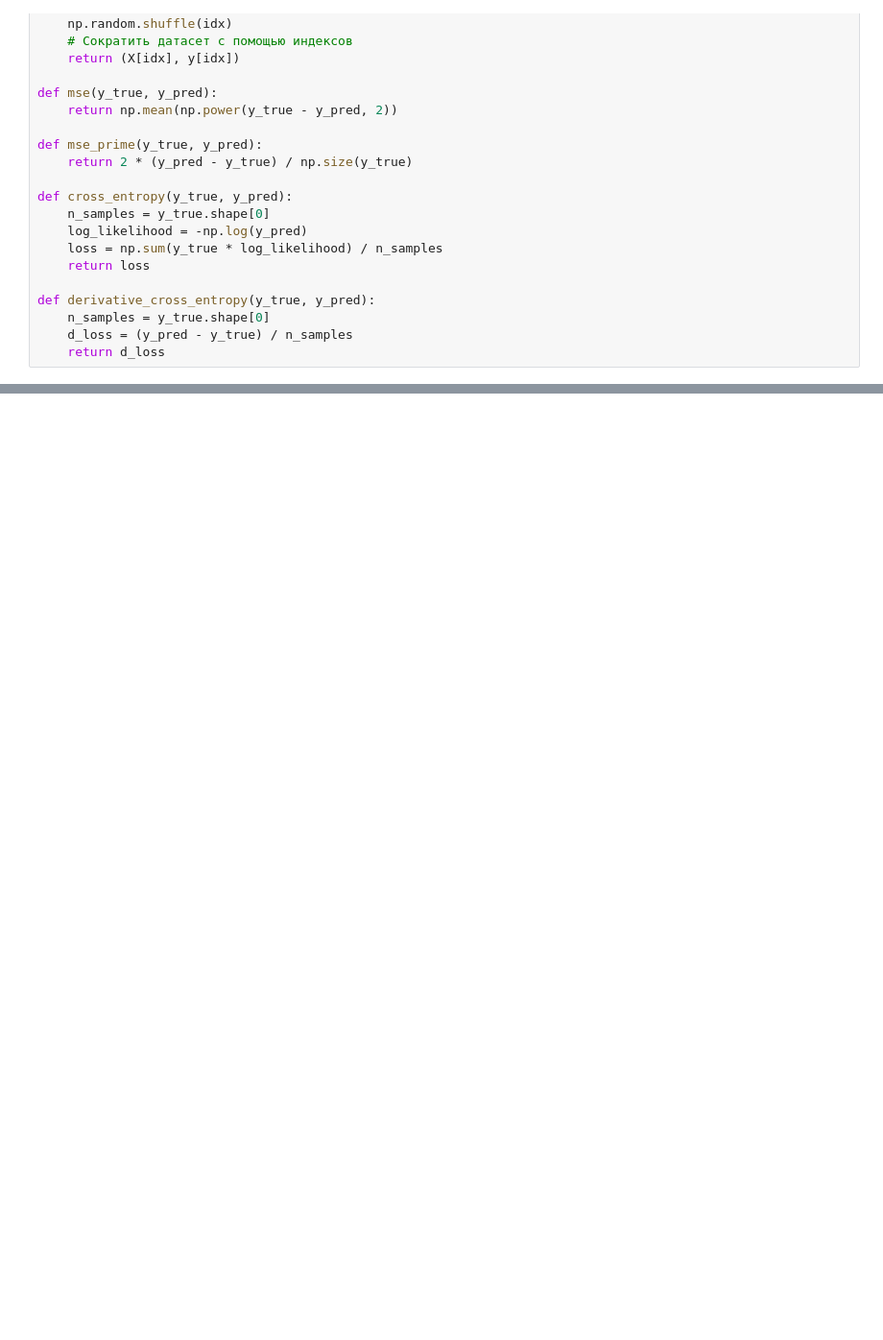
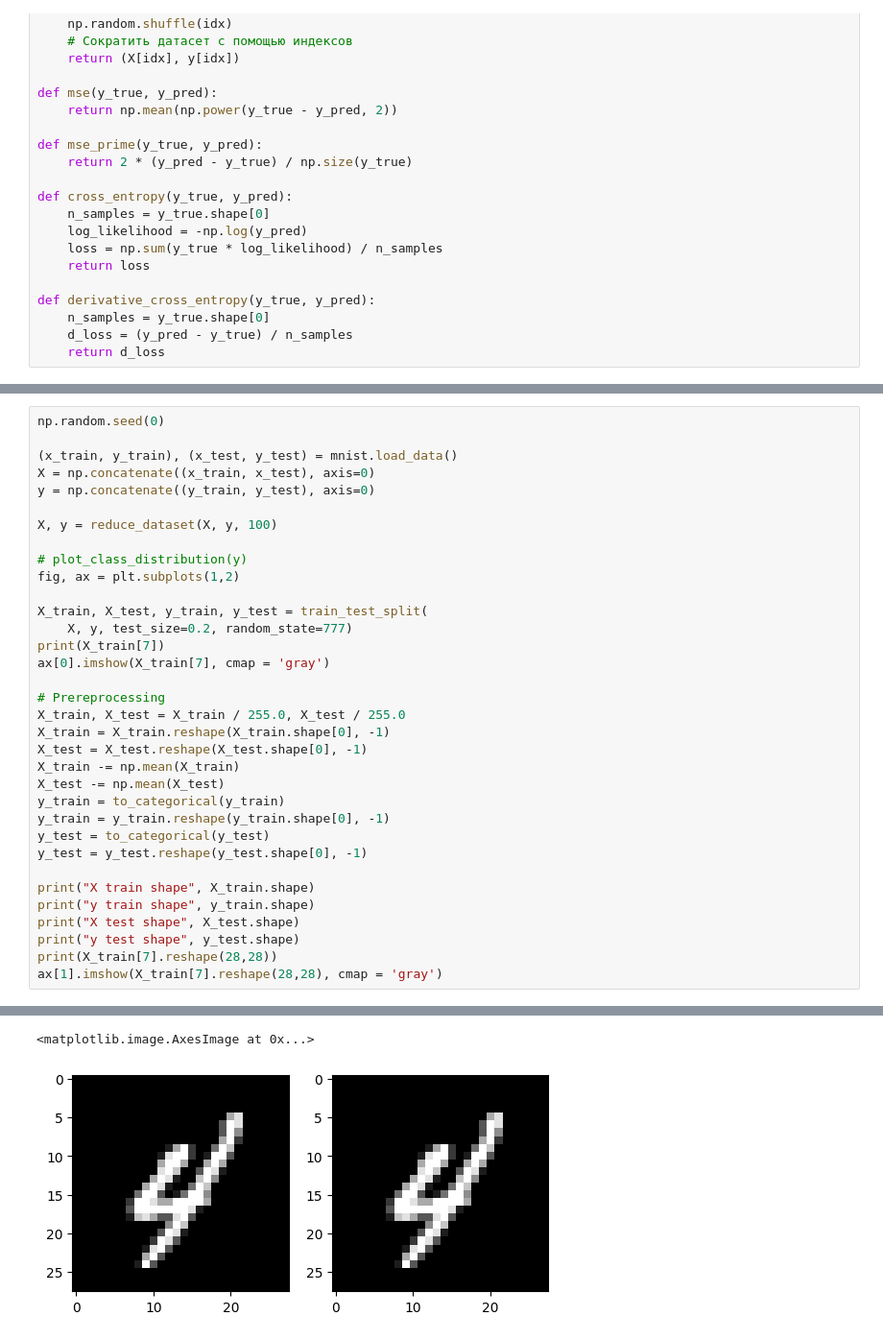
Before and after one commit to IvaMorozilka/CNN-LeNet, a Jupyter notebook: CNN_V3.ipynb, the cells around one changed output, grey strips where cells are left out. Shown: that part at 96% size. Cells and saved outputs as stored; diff of their text form; blank space fills up the shorter version.

```diff
--- a/CNN_V3.ipynb
+++ b/CNN_V3.ipynb
@@ -347,0 +431,35 @@ plt.show()
+# %%
+np.random.seed(0)
+
+(x_train, y_train), (x_test, y_test) = mnist.load_data()
+X = np.concatenate((x_train, x_test), axis=0)
+y = np.concatenate((y_train, y_test), axis=0)
+
+X, y = reduce_dataset(X, y, 100)
+
+# plot_class_distribution(y)
+fig, ax = plt.subplots(1,2)
+
+X_train, X_test, y_train, y_test = train_test_split(
+    X, y, test_size=0.2, random_state=777)
+print(X_train[7])
+ax[0].imshow(X_train[7], cmap = 'gray')
+
+# Prereprocessing
+X_train, X_test = X_train / 255.0, X_test / 255.0
+X_train = X_train.reshape(X_train.shape[0], -1)
+X_test = X_test.reshape(X_test.shape[0], -1)
+X_train -= np.mean(X_train)
+X_test -= np.mean(X_test)
+y_train = to_categorical(y_train)
+y_train = y_train.reshape(y_train.shape[0], -1)
+y_test = to_categorical(y_test)
+y_test = y_test.reshape(y_test.shape[0], -1)
+
+print("X train shape", X_train.shape)
+print("y train shape", y_train.shape)
+print("X test shape", X_test.shape)
+print("y test shape", y_test.shape)
+print(X_train[7].reshape(28,28))
+ax[1].imshow(X_train[7].reshape(28,28), cmap = 'gray')
+# %% [output]
@@ -347,0 +483,2 @@ plt.show()
+<matplotlib.image.AxesImage at 0x...>
+[figure, added]
```
Also changed, not shown: parts of 14 cells of this notebook.
